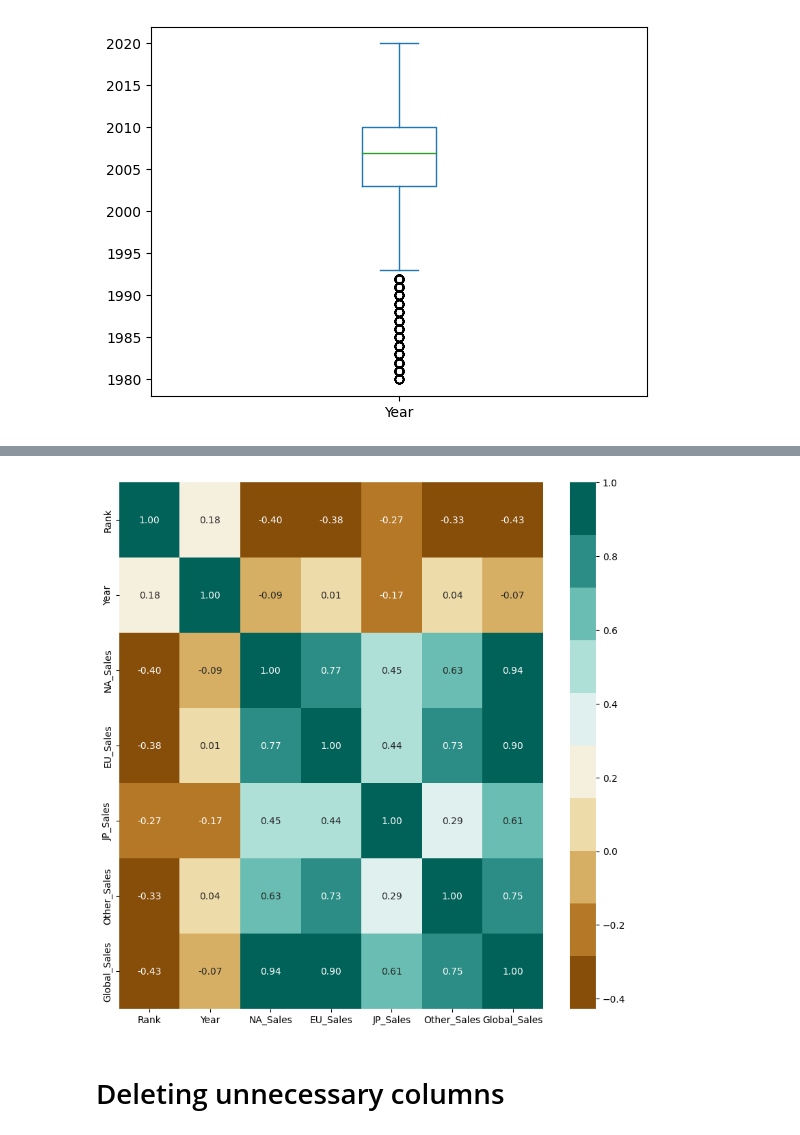
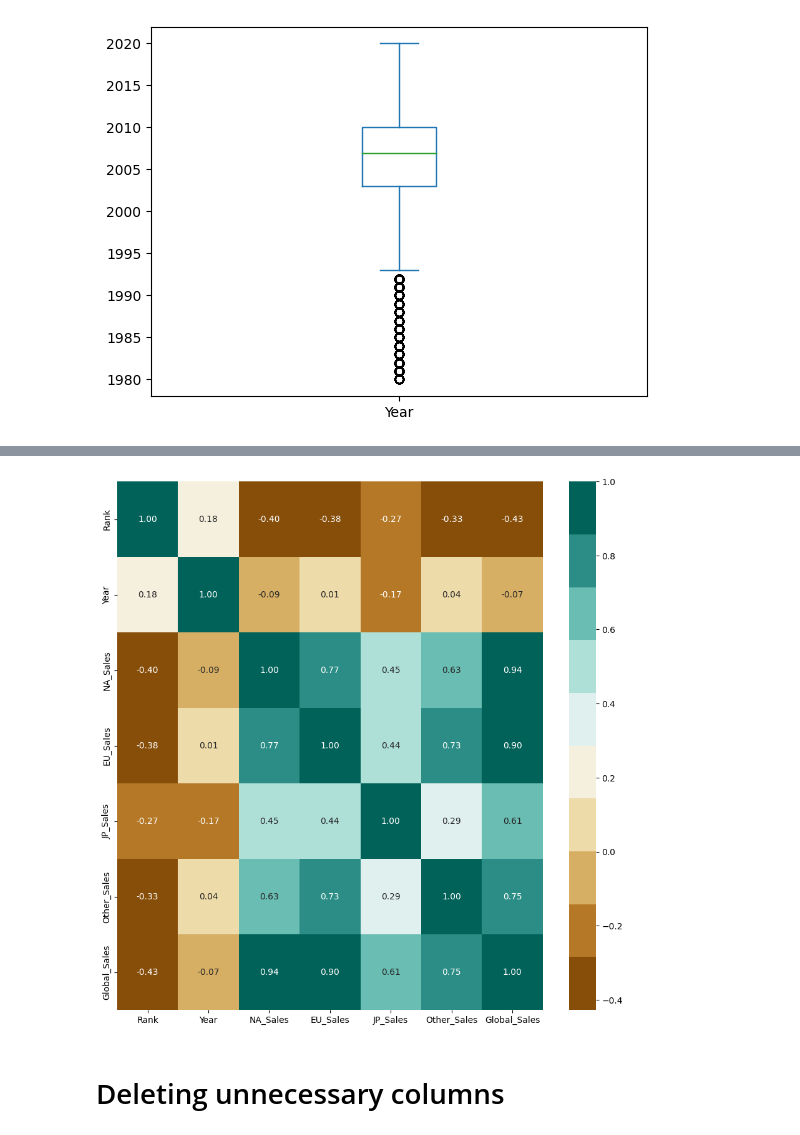
Before and after one commit to PKrystian/DataSetGames_Project, a Jupyter notebook: DataSetGames_Project.ipynb, the cells around one changed output, grey strips where cells are left out. Drawn from its saved outputs; the diff is of its cells as text; code cells hidden in the pictures.

Commit message:
(Docs) DataSetGames_Project.ipynb: 	Added comments regarding code, deleted commented function
README.md:
	Added brief description, changes visually

```diff
--- a/DataSetGames_Project.ipynb
+++ b/DataSetGames_Project.ipynb
@@ -48,19 +48,21 @@ games_dataset.describe()
 | 75% | 12449.750000 | 2010.000000 | 0.240000 | 0.110000 | 0.040000 | 0.040000 | 0.470000 |
 | max | 16600.000000 | 2020.000000 | 41.490000 | 29.020000 | 10.220000 | 10.570000 | 82.740000 |
 # %%
+# Correlation before normalization
+
 correlations = games_dataset.corr()
-fig, ax = plt.subplots(figsize=(10, 10))
+fig, ax = plt.subplots(figsize=(len(games_dataset.columns), len(games_dataset.columns)))
 
 colormap = sns.color_palette("BrBG", 10)
 
 sns.heatmap(correlations,
     cmap=colormap,
     annot=True,
     fmt=".2f")
 
 plt.show()
 # %% [output]
-[figure, old version]
+[figure, new version]
 # %% [markdown]
 # Deleting unnecessary columns
 # %%
```
Also changed, not shown: parts of 5 cells of this notebook, 1 other file.
